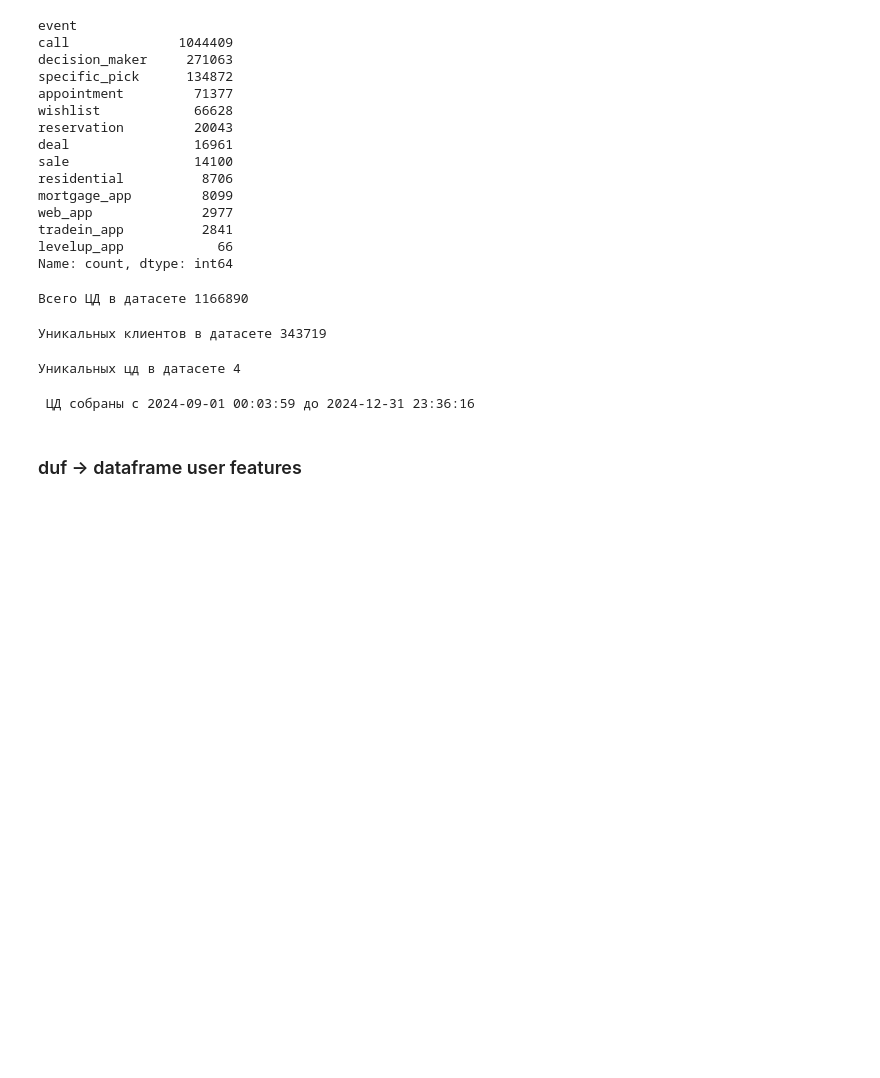
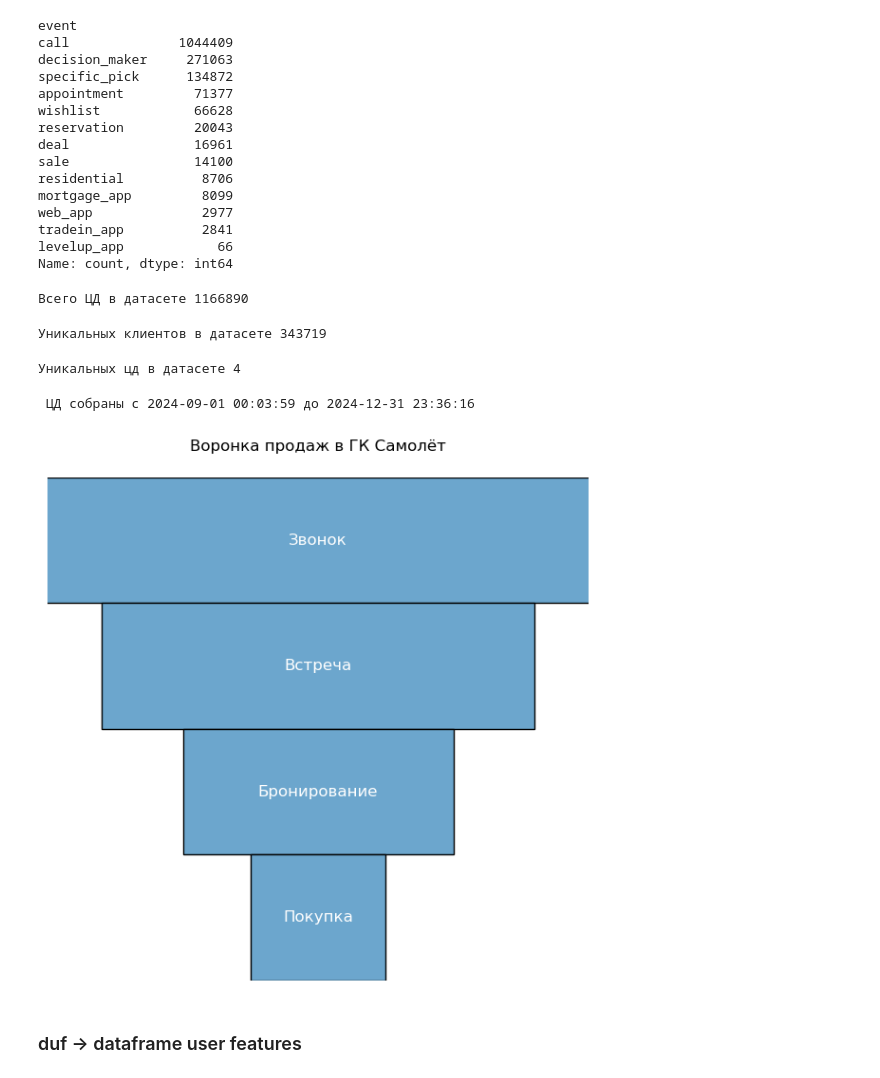
Before and after one commit to AMnkv/MastersHSE, a Jupyter notebook: ML Thesis NBO/Pipeline 1.ipynb, the cells around one changed output. Drawn from its saved outputs; the diff is of its cells as text; code cells hidden in the pictures; blank space fills up the shorter version.

```diff
--- a/ML Thesis NBO/Pipeline 1.ipynb
+++ b/ML Thesis NBO/Pipeline 1.ipynb
@@ -174,6 +174,39 @@ print(f'Уникальных цд в датасете {df_targets.event.nunique(
 print(f' ЦД собраны с {df_targets.report_date.min()} до {df_targets.report_date.max()}')
 # %% [output]
  ЦД собраны с 2024-09-01 00:03:59 до 2024-12-31 23:36:16
+# %%
+import matplotlib.pyplot as plt
+from matplotlib.patches import Polygon
+
+# Шаги воронки и относительные ширины
+levels = ["Звонок", "Встреча", "Бронирование", "Покупка"]
+widths = [1.5, 0.8, 0.5, 0.25]  # относительные ширины слоёв
+y_positions = [0, 1, 2, 3]  # расположение слоёв (0 сверху, 3 снизу)
+
+# Приятный пастельный цвет
+fill_color = "#6CA6CD"  # небесно-голубой
+
+fig, ax = plt.subplots(figsize=(6, 6))
+
+# Рисуем слои воронки сверху вниз
+for y, width, label in zip(y_positions, widths, levels):
+    left = (1 - width) / 2
+    right = left + width
+    polygon = Polygon([[left, y], [right, y], [right, y+1], [left, y+1]],
+                       closed=True, facecolor=fill_color, edgecolor='black')
+    ax.add_patch(polygon)
+    ax.text(0.5, y + 0.5, label, va='center', ha='center', fontsize=12, color='white')
+
+# Инвертируем ось Y, чтобы слой y=0 был сверху
+ax.set_xlim(0, 1)
+ax.set_ylim(0, 4)
+ax.invert_yaxis()
+ax.axis('off')
+plt.title("Воронка продаж в ГК Самолёт", pad=20)
+plt.tight_layout()
+plt.show()
+# %% [output]
+[figure, added]
 # %% [markdown]
 ### duf -> dataframe user features
 # %%
```
